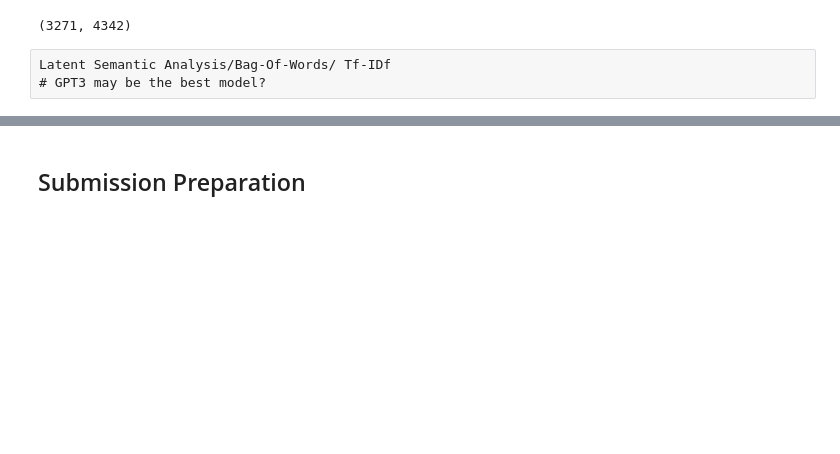
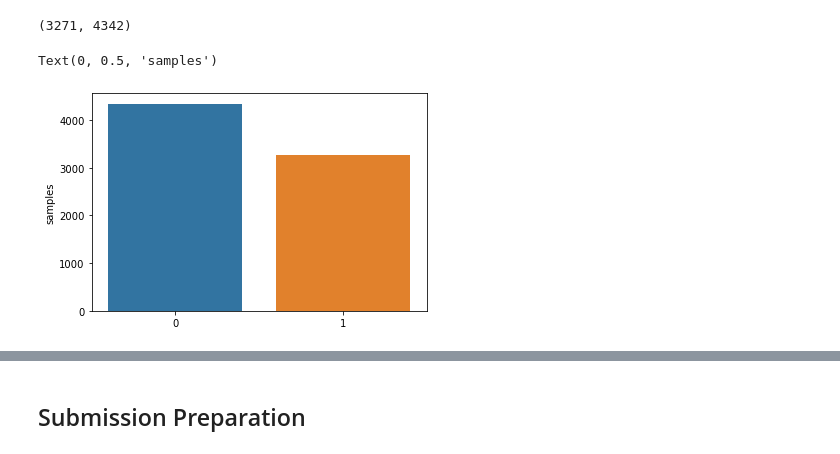
Before and after one commit to kazutoki-m/disaster-tweets, a Jupyter notebook: KM-Exploratory Analysis.ipynb, the cells around one changed output, grey strips where cells are left out. Drawn from its saved outputs; the diff is of its cells as text; code cells hidden in the pictures; blank space fills up the shorter version.

```diff
--- a/KM-Exploratory Analysis.ipynb
+++ b/KM-Exploratory Analysis.ipynb
@@ -51,6 +40,11 @@ dtype: int64
 len(train[train['target']==1]), len(train[train['target']==0])
 # %% [output]
 (3271, 4342)
-# %% [raw]
-Latent Semantic Analysis/Bag-Of-Words/ Tf-IDf
-# GPT3 may be the best model?
+# %%
+import seaborn as sns
+x=train['target'].value_counts()
+sns.barplot(x.index,x)
+plt.gca().set_ylabel('samples')
+# %% [output]
+Text(0, 0.5, 'samples')
+[figure, added]
```
Also changed, not shown: parts of 22 cells of this notebook, 1 other file.
